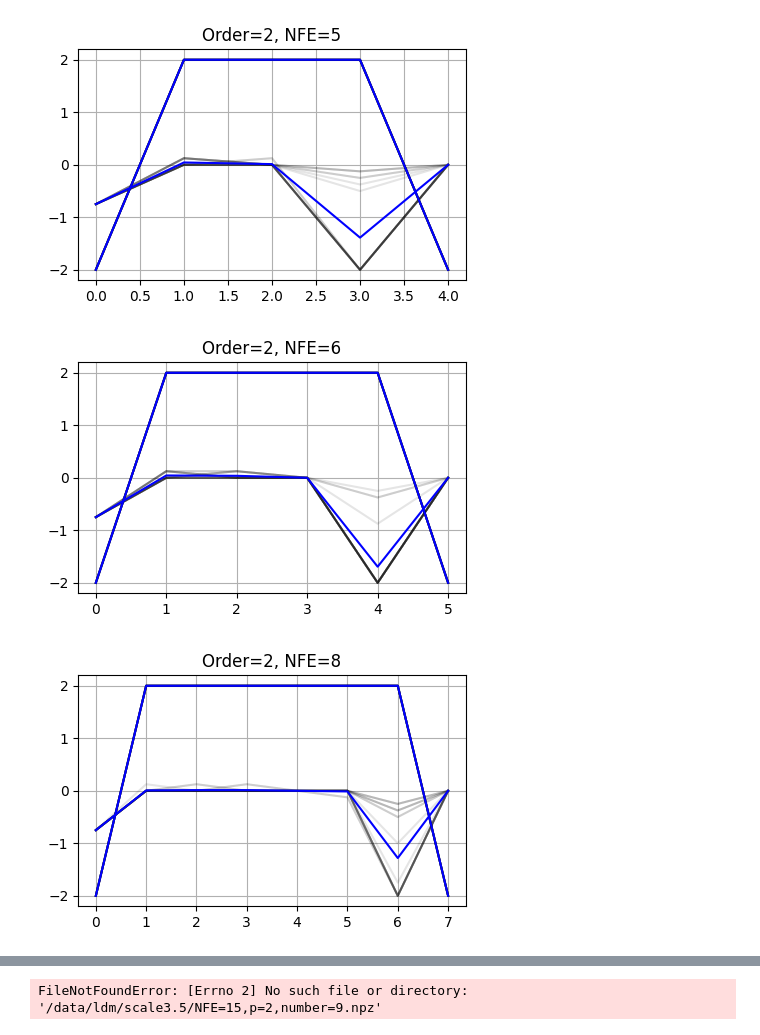
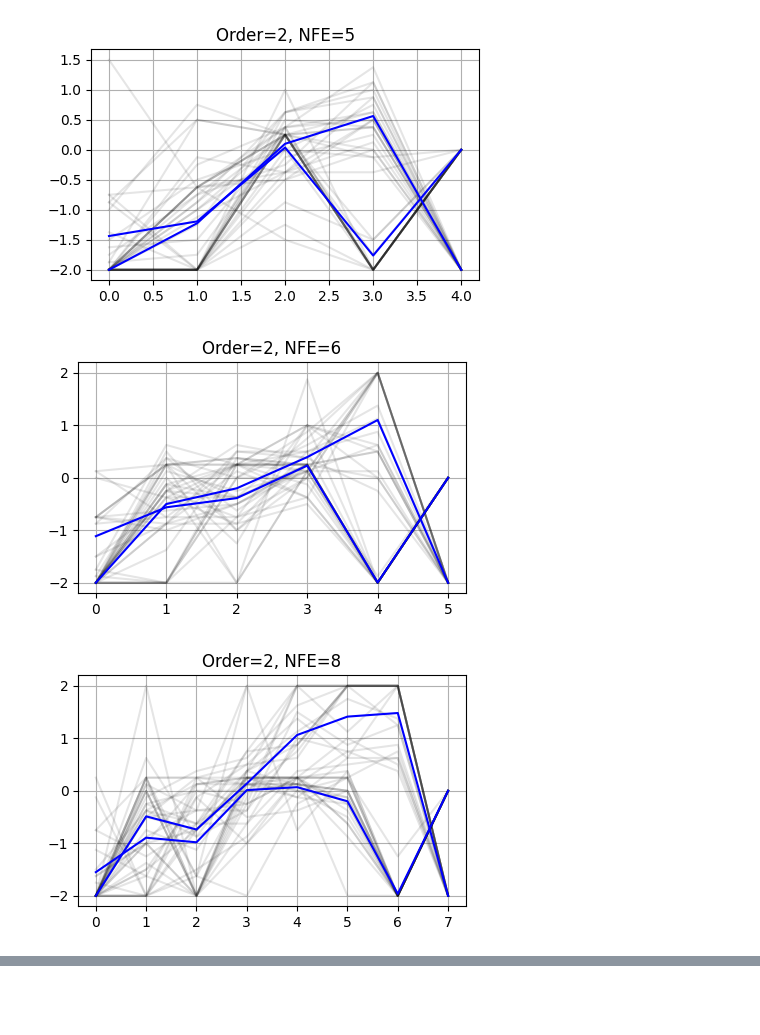
Before and after one commit to scpark20/dpm-solver-v32, a Jupyter notebook: codebases/stable-diffusion/target_matching/view.ipynb, the cells around one changed output, grey strips where cells are left out. Cells and saved outputs as stored; diff of their text form; code cells hidden in the pictures; blank space fills up the shorter version.

```diff
--- a/codebases/stable-diffusion/target_matching/view.ipynb
+++ b/codebases/stable-diffusion/target_matching/view.ipynb
@@ -1,24 +1,24 @@
 # %%
 import numpy as np
 import matplotlib.pyplot as plt
 
-SCALE = 3.5
+SCALE = 9.5
 
 for ORDER in [2, 3]:
     for NFE in [5, 6, 8, 10, 12, 15, 20]:
         plt.figure(figsize=[5, 3])
         plt.title(f'Order={ORDER}, NFE={NFE}')
         optimal_log_scales_list = []
         for number in range(20):
             np_data = np.load(f'/data/ldm/scale{SCALE}/NFE={NFE},p={ORDER},number={number}.npz')
             optimal_log_scales_list.append(np_data['optimal_log_scales'])
             plt.plot(np_data['optimal_log_scales'].T, color='black', alpha=0.1)
 
         np_data = np.load(f'/data/ldm/scale{SCALE}/NFE={NFE},p={ORDER}.npz')
         plt.plot(np_data['optimal_log_scales'].T, color='blue', alpha=1)
         plt.grid()
         plt.show()
 # %% [output]
-[figure, old version]
+[figure, new version]
-[figure, old version]
+[figure, new version]
-[figure, old version]
+[figure, new version]
@@ -27 +26,0 @@ for ORDER in [2, 3]:
-FileNotFoundError: [Errno 2] No such file or directory: '/data/ldm/scale3.5/NFE=15,p=2,number=9.npz'
```
Also changed, not shown: parts of 1 cell of this notebook.
